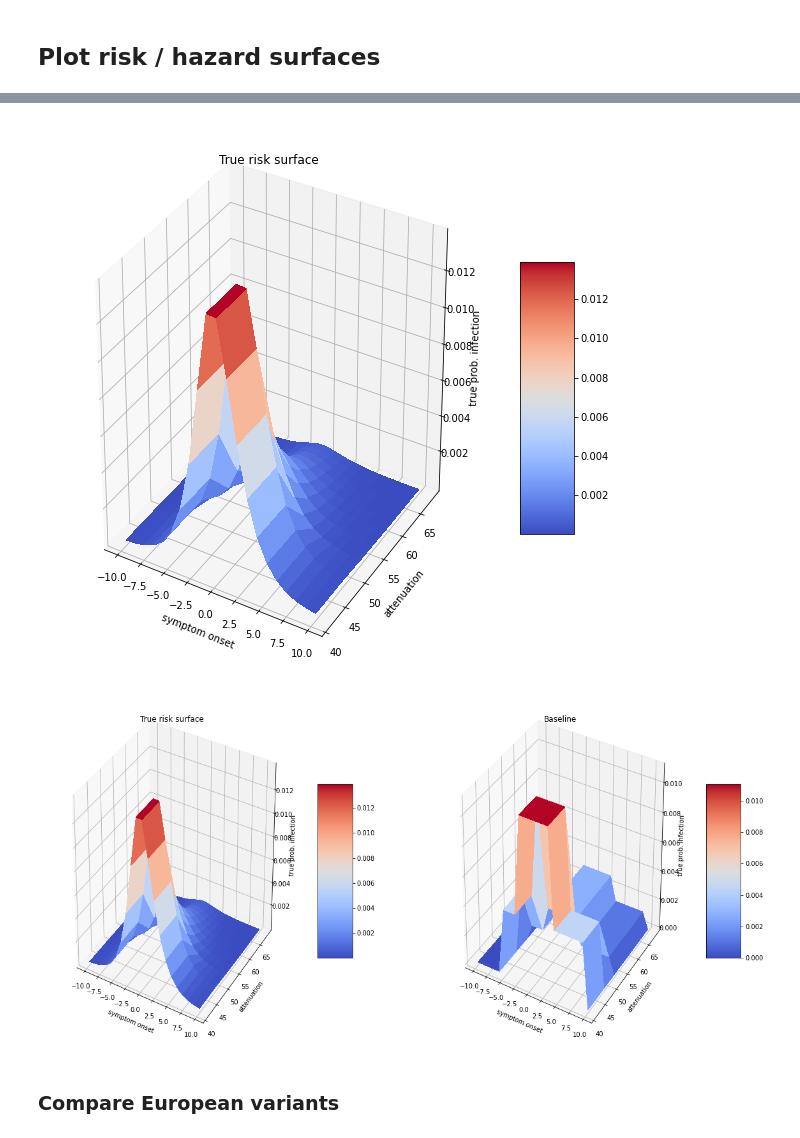
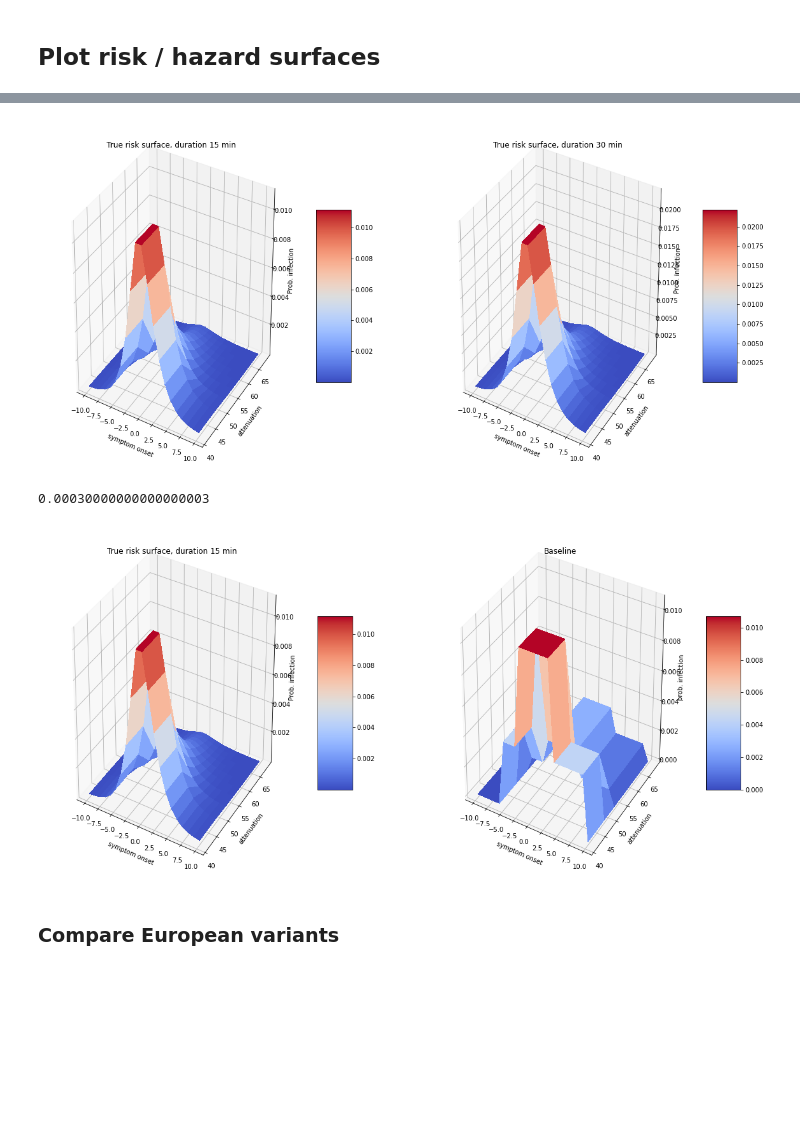
Before and after one commit to probml/covid19, a Jupyter notebook: risk-score-tuner/covid19_risk_score_tuner_github.ipynb, the cells around one changed output, grey strips where cells are left out. Cells and saved outputs as stored; diff of their text form; code cells hidden in the pictures; blank space fills up the shorter version.

```diff
--- a/risk-score-tuner/covid19_risk_score_tuner_github.ipynb
+++ b/risk-score-tuner/covid19_risk_score_tuner_github.ipynb
@@ -591,7 +647,7 @@ def make_infectiousness_params_v1():
   inf_post = np.zeros((5), dtype=int)
   inf_mid = np.array([1, 3, 4, 5, 6, 6, 6, 6, 5, 4, 3, 2, 2, 1, 1])
   inf_levels = np.concatenate((inf_pre, inf_mid, inf_post))
-  inf_weights = np.array([0, 10**1, 10**1.2, 10**1.4, 10**1.6, 10**1.8, 10**2])
+  inf_weights = np.array([0, 10**1, 10**1.2, 10**1.4, 10**1.6, 10**1.8, 10**2])/100
   return inf_levels, inf_weights
 
 def make_infectiousness_params_v2():
@@ -604,7 +660,7 @@ def make_infectiousness_params_v2():
   inf_mid[ndx] = 2
   #inf_mid = np.array([1, 1, 1, 2, 2, 2, 2, 2, 2, 2, 2, 1, 1, 1, 1, 1])
   inf_levels = np.concatenate((inf_pre, inf_mid, inf_post))
-  inf_weights = np.array([0,  10**1.6, 10**2])
+  inf_weights = np.array([0,  10**1.6, 10**2])/100
   return inf_levels, inf_weights
 
 def make_infectiousness_params_v0():
@@ -717,0 +794,11 @@ RiskConfig(ble_thresholds=array([50, 70, 80]), ble_weights=array([2.39, 0.6 , 0.
+# %%
+distance = 1 # very close
+duration = 15
+onset = 0
+atten = dist_to_atten(distance)
+params = ModelParams()
+config_list = [config_baseline,   config_arizona, config_swiss, config_ireland]
+for config in config_list:
+  pinfection = prob_infection_batch(atten, duration, onset, params)
+  qinfection = prob_risk_score_batch(atten, duration, onset, config)
+  print('{}: p={}, q={}'.format(config.name, pinfection, qinfection))
@@ -720,9 +812,9 @@ RiskConfig(ble_thresholds=array([50, 70, 80]), ble_weights=array([2.39, 0.6 , 0.
 # %% [markdown]
 ## Make grid of possible inputs
 # %%
-def make_input_data(sigma=0.1, nsamples=20, ble_params=BleParams()):
+def make_input_data(sigma=0.1, nsamples=20):
   eps = 0.001 # hack to make np.arange include endpoint
-  ble_params.sigma = sigma
+  ble_params = BleParams()
   distances = np.arange(0.5, 5+eps, 0.5) # meters
   attens = dist_to_atten(distances, ble_params) # noise-free
   durations = np.arange(5, 30+eps, 5) # minutes
@@ -735,7 +827,7 @@ def make_input_data(sigma=0.1, nsamples=20, ble_params=BleParams()):
   atten_grid = dist_to_atten(distance_grid, ble_params) # noise-free
   atten_grid_samples = []
   for n in range(nsamples):
-    sample = dist_to_atten_sample(distance_grid, ble_params)
+    sample = dist_to_atten_sample(distance_grid, ble_params, sigma)
     atten_grid_samples.append(sample)
   duration_grid = X[:,1]
   symptom_grid = np.array(X[:,2], dtype=int)
@@ -757,7 +849,7 @@ def make_input_data(sigma=0.1, nsamples=20, ble_params=BleParams()):
           'symptom_grid_2d': symptom_grid_2d,
           'atten_grid_2d': atten_grid_2d,
           'atten_grid_samples': atten_grid_samples,
-          'noise_level': ble_params.sigma, 'nsamples': nsamples}
+          'noise_level': sigma, 'nsamples': nsamples}
   return data
 # %%
 data = make_input_data()
@@ -815,21 +907,24 @@ plt.colorbar()
 # %%
-def plot_true_risk_surface(data, paras, ax, fig, duration=15):
+def plot_true_risk_surface(data, params, ax, fig, duration=15):
   ps = prob_infection_batch(data['atten_grid_2d'], duration, data['symptom_grid_2d'], params)
   ps2 = np.reshape(ps, data['atten_grid_2d_matrix'].shape)
   surf = ax.plot_surface(data['symptom_grid_2d_matrix'], data['atten_grid_2d_matrix'], ps2, cmap=cm.coolwarm,
                        linewidth=0, antialiased=False)
   ax.set_xlabel('symptom onset')
   ax.set_ylabel('attenuation')
-  ax.set_zlabel('true prob. infection')
-  ax.set_title('True risk surface')
+  ax.set_zlabel('Prob. infection')
+  ax.set_title('True risk surface, duration {} min'.format(duration))
   fig.colorbar(surf, shrink=0.5, aspect=5)
 # %%
+
 data = make_input_data()
-fig = plt.figure(figsize=(10,10))
-ax = fig.add_subplot(1, 1, 1, projection='3d')
-plot_true_risk_surface(data, params, ax, fig)
+fig = plt.figure(figsize=(10*2,10))
+ax = fig.add_subplot(1, 2, 1, projection='3d')
+plot_true_risk_surface(data, params, ax, fig, duration=15)
+ax = fig.add_subplot(1, 2, 2, projection='3d')
+plot_true_risk_surface(data, params, ax, fig, duration=30)
 # %% [output]
-[figure, old version]
+[figure, new version]
 # %%
 def plot_approx_risk_surface(data, config, ax, fig, duration=15):
   ps = prob_risk_score_batch(data['atten_grid_2d'], duration, data['symptom_grid_2d'], config)
@@ -843,13 +938,18 @@ def plot_approx_risk_surface(data, config, ax, fig, duration=15):
   fig.colorbar(surf, shrink=0.5, aspect=5)
 # %%
 data = make_input_data()
+params = ModelParams()
+config = config_baseline
+#print(config.beta)
+#config.beta = 3*1e-4
 fig = plt.figure(figsize=(10*2,10))
 ax = fig.add_subplot(1, 2, 1, projection='3d')
 plot_true_risk_surface(data, params, ax, fig)
 ax = fig.add_subplot(1, 2, 2, projection='3d')
-plot_approx_risk_surface(data, config_baseline, ax, fig)
+plot_approx_risk_surface(data, config, ax, fig)
 # %% [output]
+0.00030000000000000003
-[figure, old version]
+[figure, new version]
 # %% [markdown]
 ### Compare European variants
 # %% [markdown]
```
Also changed, not shown: parts of 51 cells of this notebook.
